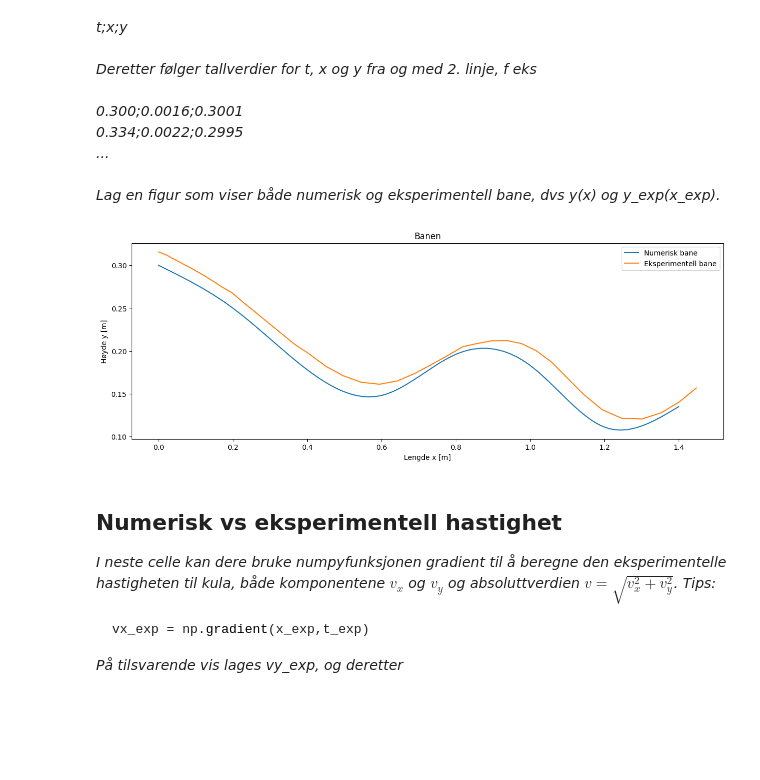
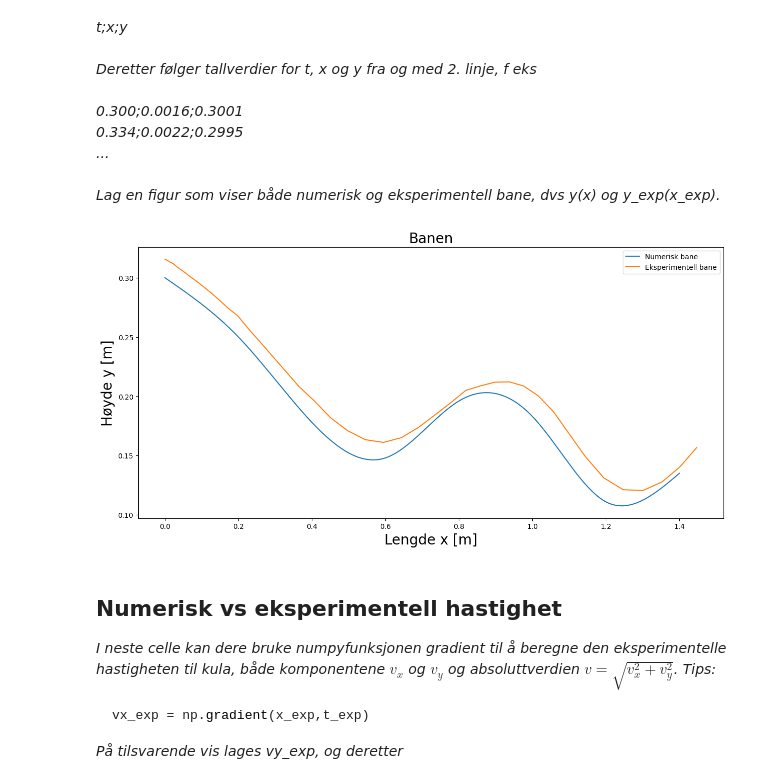
Before and after one commit to theodorklauritzen/TFY4115_lab, a Jupyter notebook: Rapport.ipynb, the cells around one changed output. Cells and saved outputs as stored; diff of their text form; code cells hidden in the pictures; blank space fills up the shorter version.

```diff
--- a/Rapport.ipynb
+++ b/Rapport.ipynb
@@ -264,25 +269,25 @@ Lag en figur som viser både numerisk og eksperimentell bane, dvs y(x) og y_exp(
 # %%
 #Innlesing av eksperimentelle verdier for t, x og y
 import pandas as pd
 data=pd.read_csv("kule6.txt",sep=";")
 t_exp=np.array(data["t"])
 x_exp=np.array(data["x"])
 y_exp=np.array(data["y"])
 
 #Plotting av numerisk og eksperimentell bane
-fig, ax1 = plt.subplots(1, figsize=(15, 5))
+fig, ax1 = plt.subplots(1, figsize=(15, heightSpacer))
 
 ax1.plot(x, y, label="Numerisk bane")
 ax1.plot(x_exp, y_exp, label="Eksperimentell bane")
 
-ax1.set_title("Banen")
-ax1.set_ylabel("Høyde y [m]")
-ax1.set_xlabel("Lengde x [m]")
+ax1.set_title("Banen", fontsize=fontsize)
+ax1.set_ylabel("Høyde y [m]", fontsize=fontsize)
+ax1.set_xlabel("Lengde x [m]", fontsize=fontsize)
 ax1.legend()
 
 plt.show()
 # %% [output]
-[figure, old version]
+[figure, new version]
 # %% [markdown]
 ## Numerisk vs eksperimentell hastighet
 
```
Also changed, not shown: parts of 4 cells of this notebook.
